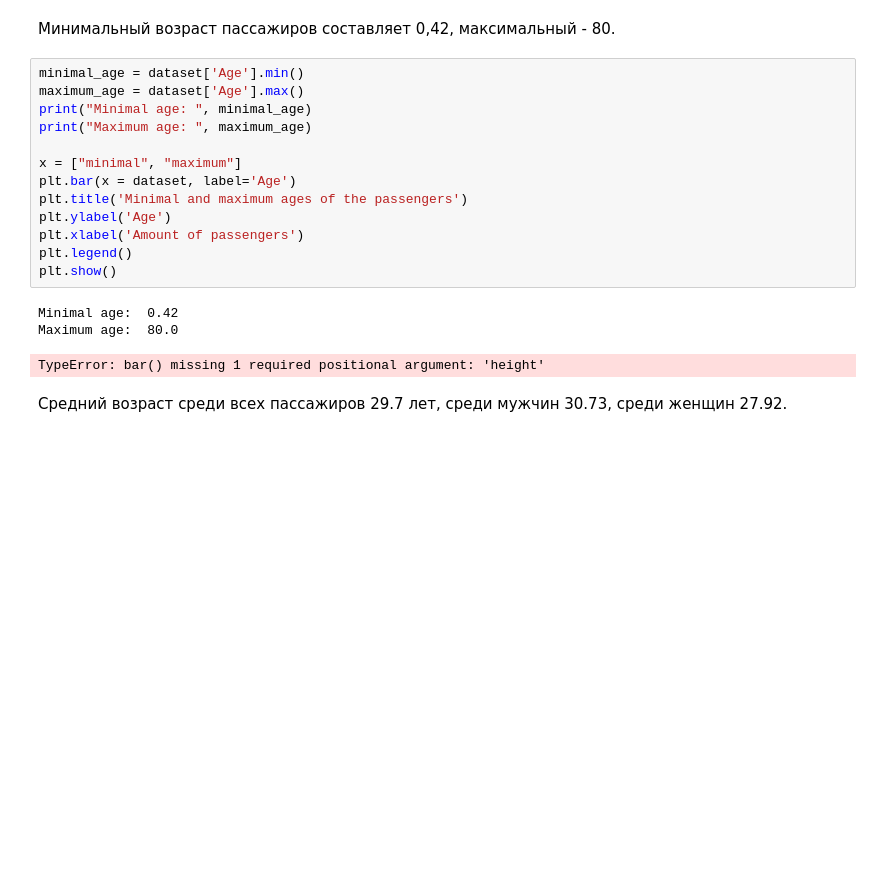
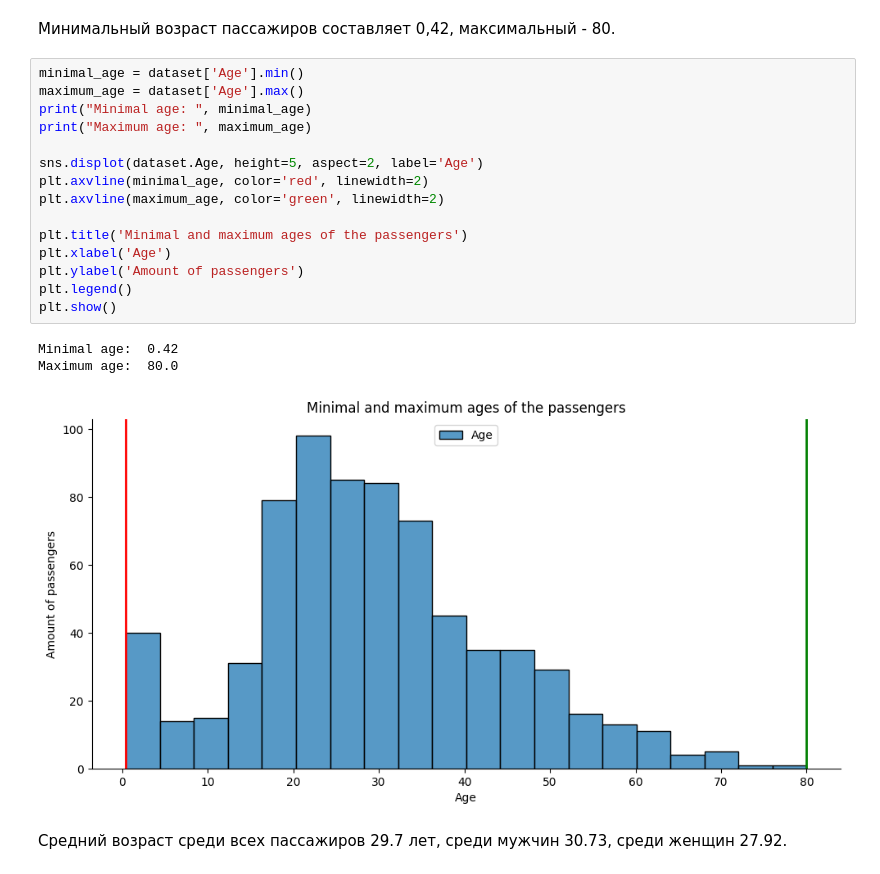
Before and after one commit to Bogdan108/ML, a Jupyter notebook: HW/Luckyanchuck_hw1_2023.ipynb, the cells around one changed output. Saved outputs shown, nothing was run; the diff lists cells and outputs as text; blank space fills up the shorter version.

```diff
--- a/HW/Luckyanchuck_hw1_2023.ipynb
+++ b/HW/Luckyanchuck_hw1_2023.ipynb
@@ -509,20 +511,22 @@ Visualize age distribution (you may use a histogram, for example).
 # %%
 minimal_age = dataset['Age'].min()
 maximum_age = dataset['Age'].max()
 print("Minimal age: ", minimal_age)
 print("Maximum age: ", maximum_age)
 
-x = ["minimal", "maximum"]
-plt.bar(x = dataset, label='Age')
+sns.displot(dataset.Age, height=5, aspect=2, label='Age')
+plt.axvline(minimal_age, color='red', linewidth=2)
+plt.axvline(maximum_age, color='green', linewidth=2)
+
 plt.title('Minimal and maximum ages of the passengers')
-plt.ylabel('Age')
-plt.xlabel('Amount of passengers')
+plt.xlabel('Age')
+plt.ylabel('Amount of passengers')
 plt.legend()
 plt.show()
 # %% [output]
 Minimal age:  0.42
 Maximum age:  80.0
-TypeError: bar() missing 1 required positional argument: 'height'
+[figure, added]
 # %% [markdown]
 Средний возраст среди всех пассажиров 29.7 лет, среди мужчин 30.73, среди женщин 27.92.
 # %%
```
Also changed, not shown: parts of 16 cells of this notebook, 1 other file.
